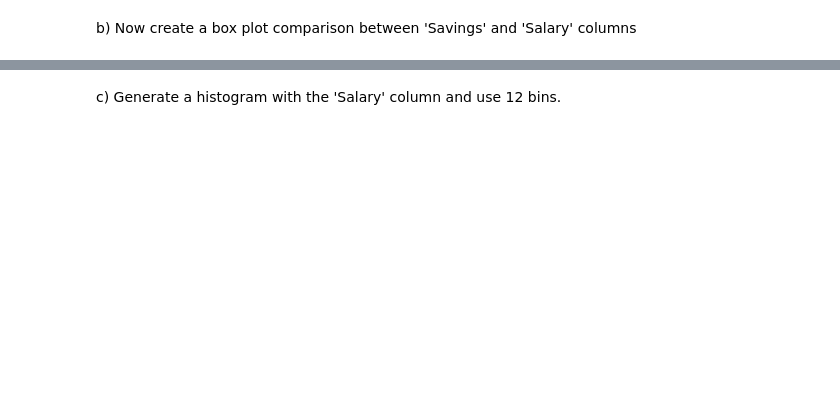
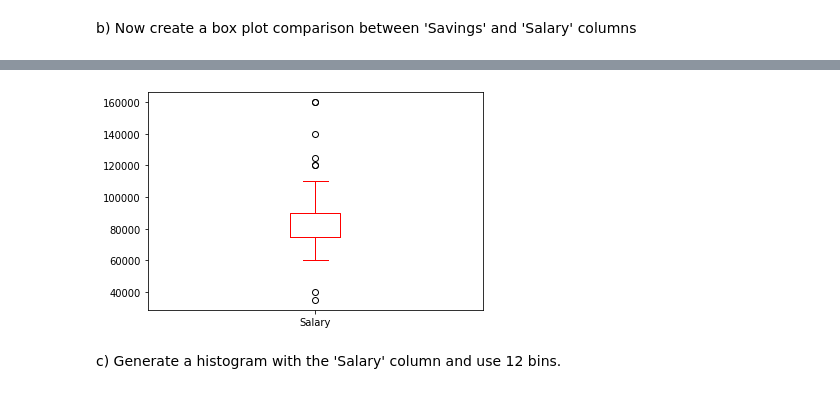
Before and after one commit to buriihenry/Pandas_ML_Assignment, a Jupyter notebook: Assignment 1/Pandas Analysis Assignment 1.ipynb, the cells around one changed output, grey strips where cells are left out. Saved outputs shown, nothing was run; the diff lists cells and outputs as text; code cells hidden in the pictures; blank space fills up the shorter version.

```diff
--- a/Assignment 1/Pandas Analysis Assignment 1.ipynb
+++ b/Assignment 1/Pandas Analysis Assignment 1.ipynb
@@ -267,2 +246,8 @@ AttributeError: 'list' object has no attribute 'plot'
+# %%
+#b) (1)
+df.plot(kind='box',x='Savings',y='Salary',color='red')
+plt.show()
+# %% [output]
+[figure, added]
 # %% [markdown]
 c) Generate a histogram with the 'Salary' column and use 12 bins.
```
Also changed, not shown: parts of 12 cells of this notebook.
